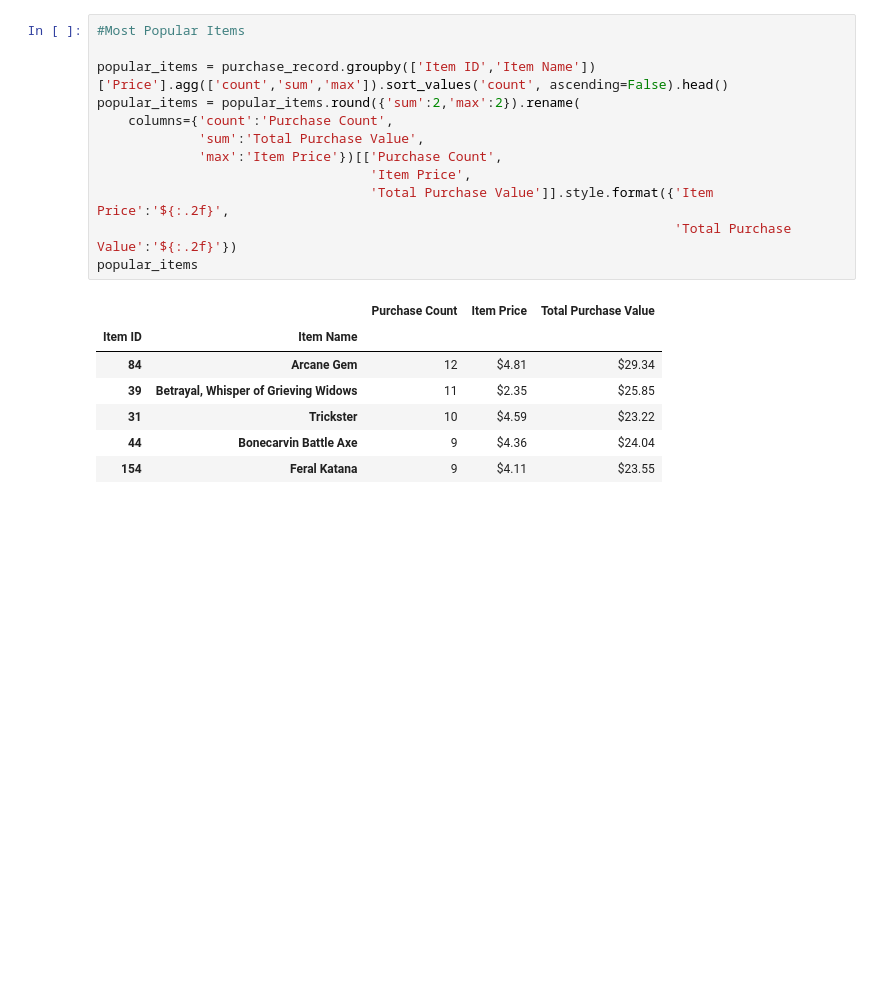
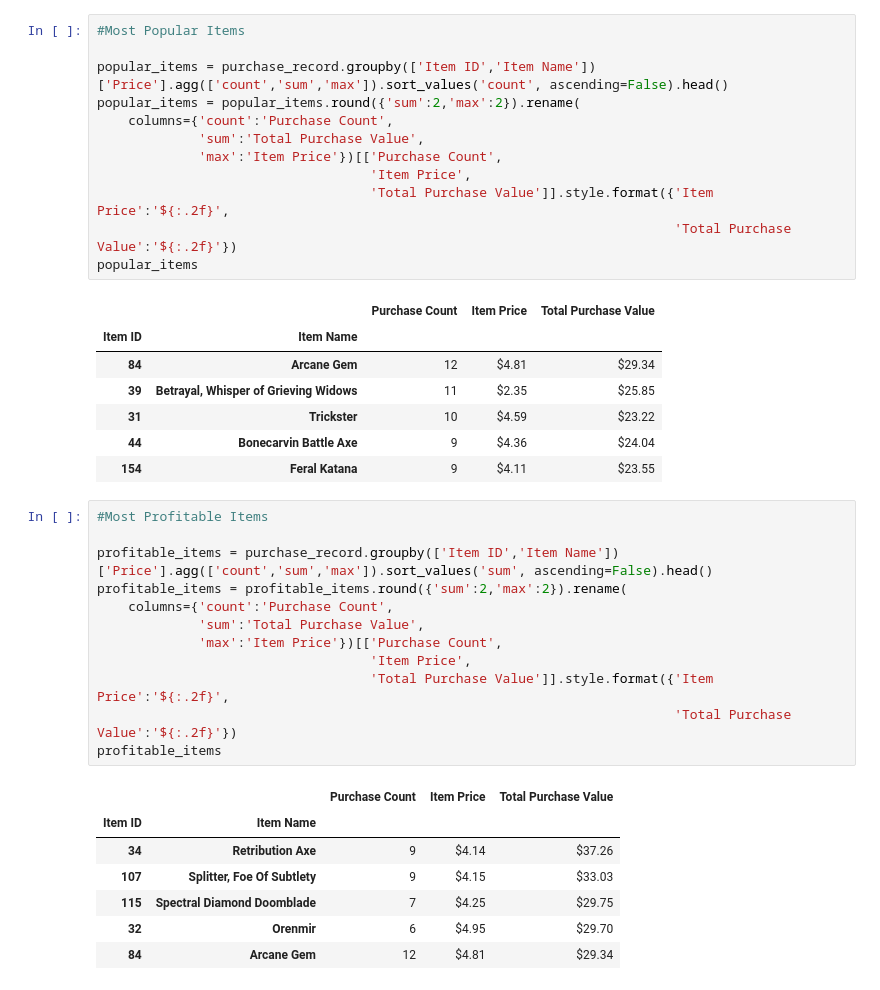
Before and after one commit to txstu09/pandas-pandas-pandas, a Jupyter notebook: Heroes of Pymoli_working.ipynb, the cells around one changed output. Drawn from its saved outputs; the diff is of its cells as text; blank space fills up the shorter version.

Commit message:
calculated most profitable items and created table

```diff
--- a/Heroes of Pymoli_working.ipynb
+++ b/Heroes of Pymoli_working.ipynb
@@ -209,3 +209,23 @@ popular_items
 | 31 | Trickster | 10 | $4.59 | $23.22 |
 | 44 | Bonecarvin Battle Axe | 9 | $4.36 | $24.04 |
 | 154 | Feral Katana | 9 | $4.11 | $23.55 |
+# %%
+#Most Profitable Items
+
+profitable_items = purchase_record.groupby(['Item ID','Item Name'])['Price'].agg(['count','sum','max']).sort_values('sum', ascending=False).head()
+profitable_items = profitable_items.round({'sum':2,'max':2}).rename(
+    columns={'count':'Purchase Count',
+             'sum':'Total Purchase Value',
+             'max':'Item Price'})[['Purchase Count',
+                                   'Item Price',
+                                   'Total Purchase Value']].style.format({'Item Price':'${:.2f}',
+                                                                          'Total Purchase Value':'${:.2f}'})
+profitable_items
+# %% [output]
+|  |  | Purchase Count | Item Price | Total Purchase Value |
+| Item ID | Item Name |  |  |  |
+| 34 | Retribution Axe | 9 | $4.14 | $37.26 |
+| 107 | Splitter, Foe Of Subtlety | 9 | $4.15 | $33.03 |
+| 115 | Spectral Diamond Doomblade | 7 | $4.25 | $29.75 |
+| 32 | Orenmir | 6 | $4.95 | $29.70 |
+| 84 | Arcane Gem | 12 | $4.81 | $29.34 |
```
